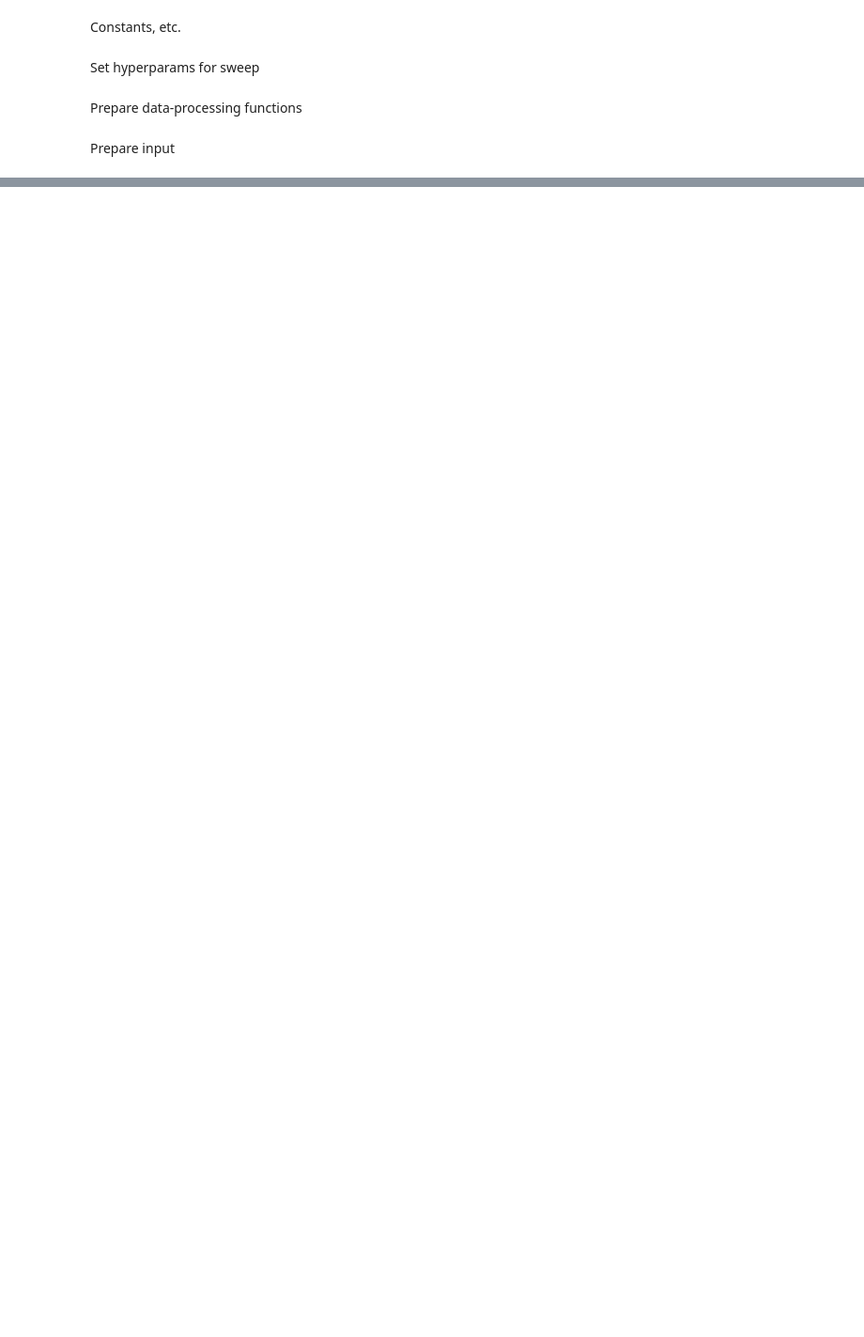
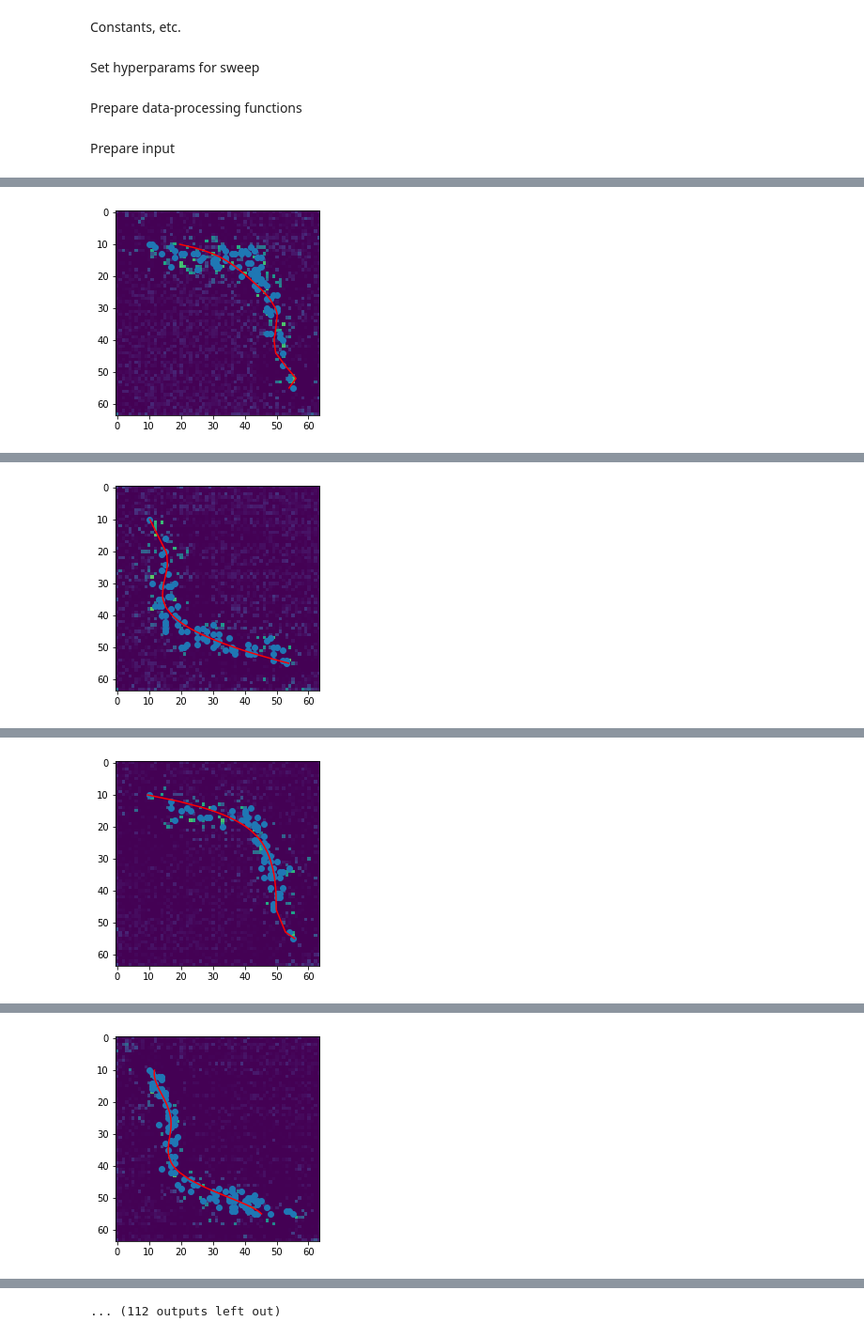
Before and after one commit to AICV-UofGuelph/GAN-NN, a Jupyter notebook: sweeper.ipynb, the cells around one changed output, grey strips where cells are left out. Shown at 94% size. Saved outputs shown, nothing was run; the diff lists cells and outputs as text; code cells hidden in the pictures; blank space fills up the shorter version.

Commit message:
added way to calculate accuracy

```diff
--- a/sweeper.ipynb
+++ b/sweeper.ipynb
@@ -240,3 +250,17 @@ dataset = PathsDataset(path=f'./data/{MAP_NAME}/', shape=MAP_DIMS, transform=tra
+# %%
+# get size info --> first line of file is size
+filename = f'./data/{MAP_NAME}.txt'
+with open(filename) as file:
+    vals = file.readline().rstrip().rsplit(' ')                 # gets string array of [size_x, size_y]
+    size_x, size_y = int(vals[0]), int(vals[1])
+
+# open and unflatten map file:
+flat_map = np.loadtxt(filename, skiprows=2)
+map = np.asarray(flat_map).reshape(size_x, size_y)
+# print(map)
+map_obs = np.argwhere(map==1)
+# np.set_printoptions(threshold=sys.maxsize)
+# print(map_obs)
 # %%
 # reset data folder:
 if os.path.isdir(DATA_DIR):
@@ -299,7 +323,8 @@ for (features_gen, features_disc, noise_channels, lr_gen, lr_disc, batch_size, n
                         Loss D: {lossD:.4f}, loss G: {lossG:.4f}"
                 )
 
-            if batch_idx == len(loader)-1:              # save an image at the end of every epoch
+            # if batch_idx == len(loader)-1:              # save an image at the end of every epoch
+            if step % loss_step_rate == 0:
                 with torch.no_grad():
                     fake = gen(fixed_noise)
                     img_grid_fake = torchvision.utils.make_grid(
@@ -316,6 +341,41 @@ for (features_gen, features_disc, noise_channels, lr_gen, lr_disc, batch_size, n
                     writer.add_image(
                         f"Path Data", img_grid_real, global_step=img_step
                     )
+
+                    #calculate and save accuracy
+                    correct = 0
+                    total = 0
+                    for grid in fake:
+                        # plt.imshow(grid[0].cpu())
+                        # plt.show()
+                        for x, y in map_obs:
+                            if grid[0][x][y] <= 0:             # idk if orientation with x/y is correct, but works for now
+                                correct += 1
+                            total += 1
+                    accuracy = correct/total
+                    writer.add_scalar(f"Accuracy", accuracy, img_step)
+                    # print(correct/total)
+
+                    if accuracy == 1:
+                        # cretae a path lol
+                        plt.imshow(fake[0][0].cpu())
+                        path_points = np.argwhere(fake[0][0].cpu()>=0.5)
+                        new_eq = np.polyfit(path_points[0], path_points[1], 6)
+                        plt.scatter(path_points[1], path_points[0])
+
+                        # creating y's
+                        new_y = []
+                        for x_val in path_points[0]:
+                            y_val = 0
+                            for i in range(len(new_eq)):
+                                y_val += new_eq[i]*(x_val**(len(new_eq)-1-i))
+                            new_y.append(y_val)
+                        # print(new_y)
+
+                        plt.plot(new_y, path_points[0], c='r')
+                        # print(path_points)
+                        plt.show()
+
                 img_step += 1
 
             step += 1
@@ -324,3 +384,4 @@ for (features_gen, features_disc, noise_channels, lr_gen, lr_disc, batch_size, n
     writer.add_hparams({"gen_features": features_gen, "disc_features": features_disc, "noise_channels": noise_channels, "gen_lr": lr_gen, "disc_lr": lr_disc, "batch_size": batch_size, "epochs": num_epochs}, {"gen loss": lossG})
     writer.close()
     run_number += 1
+# %% [output]
@@ -326,0 +405 @@ for (features_gen, features_disc, noise_channels, lr_gen, lr_disc, batch_size, n
+[figure, added]
@@ -326,0 +407 @@ for (features_gen, features_disc, noise_channels, lr_gen, lr_disc, batch_size, n
+[figure, added]
@@ -326,0 +409 @@ for (features_gen, features_disc, noise_channels, lr_gen, lr_disc, batch_size, n
+[figure, added]
@@ -326,0 +411 @@ for (features_gen, features_disc, noise_channels, lr_gen, lr_disc, batch_size, n
+[figure, added]
@@ -326,0 +416 @@ for (features_gen, features_disc, noise_channels, lr_gen, lr_disc, batch_size, n
+... (112 outputs left out)
```
Also changed, not shown: parts of 4 cells of this notebook.
